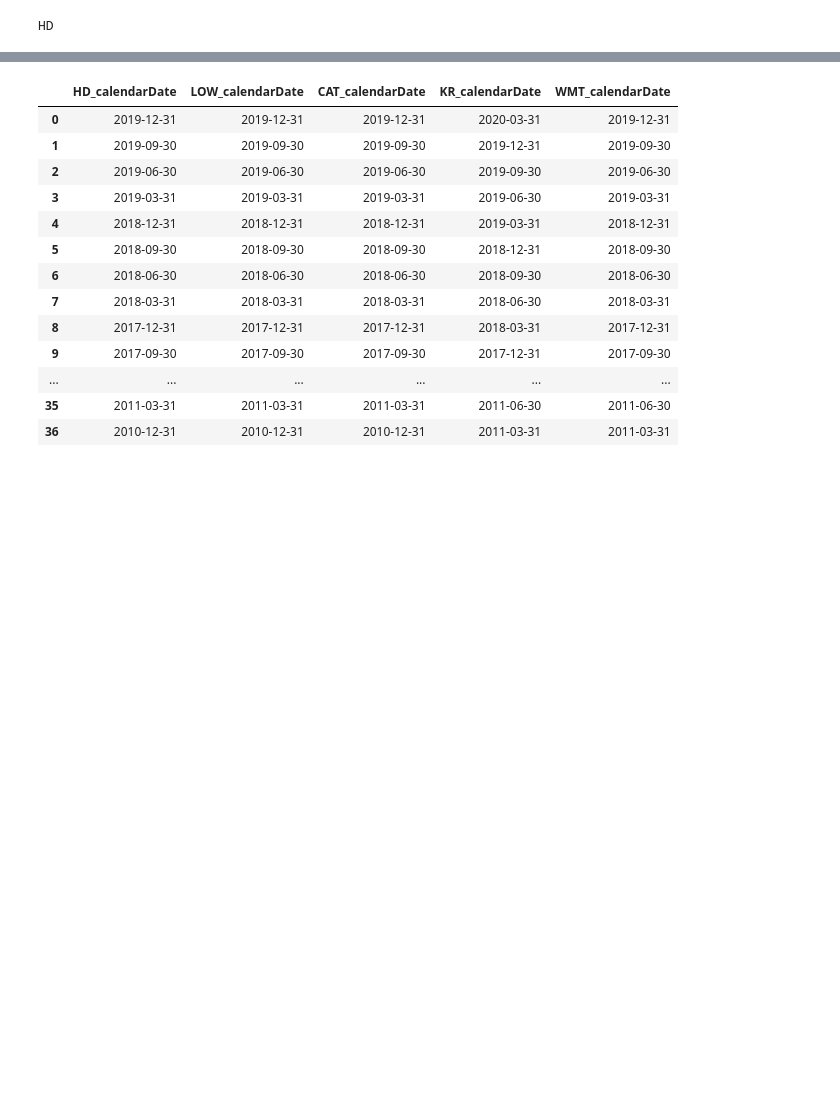
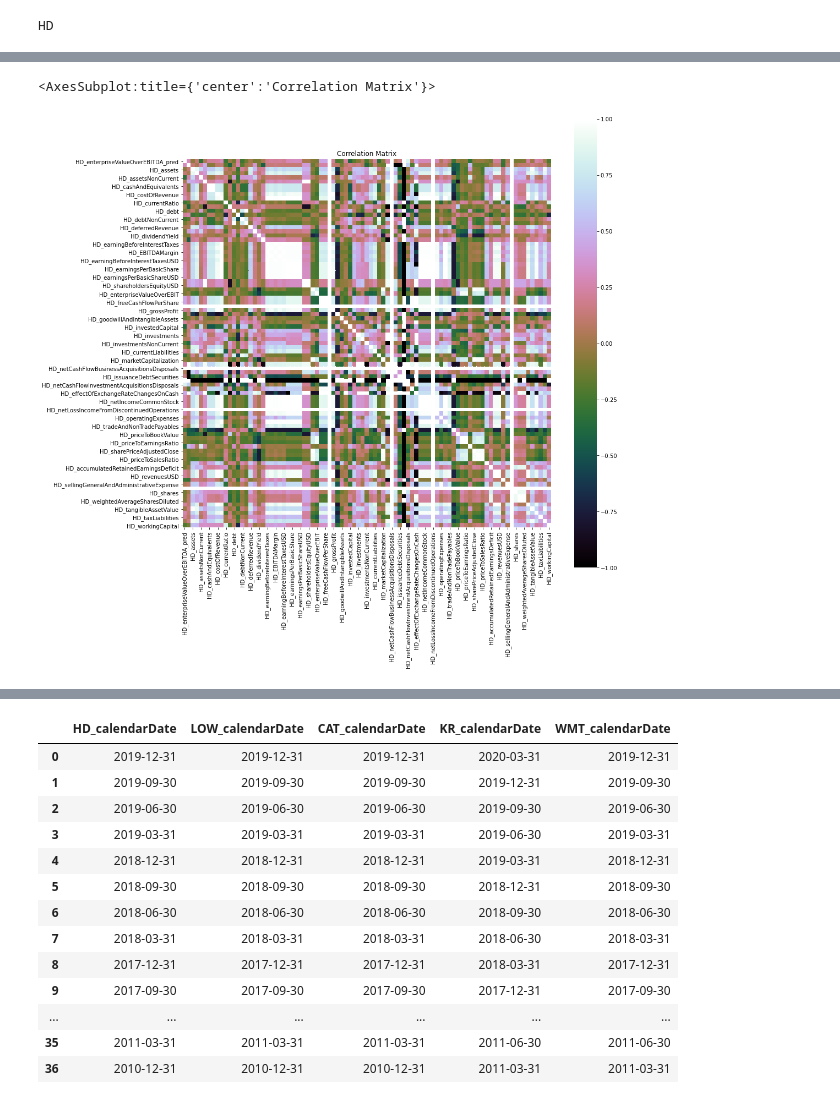
Before and after one commit to anduckworth/ml_inflation, a Jupyter notebook: polygon_api.ipynb, the cells around one changed output, grey strips where cells are left out. Cells and saved outputs as stored; diff of their text form; code cells hidden in the pictures; blank space fills up the shorter version.

```diff
--- a/polygon_api.ipynb
+++ b/polygon_api.ipynb
@@ -121,8 +101,6 @@ Name: HD_enterpriseValueOverEBITDA, Length: 98, dtype: float64
 # %%
-return_period = 4
+return_period = 2
 
 Y = np.log(test_df.loc[:,'HD_enterpriseValueOverEBITDA']).diff(return_period).shift(-return_period)
-Y.name = Y.name[-1]+'_pred'
+Y.name = Y.name +'_pred'
 #Y = Y.rename(columns={'HD_enterpriseValueOverEBITDA': 'HD_enterpriseValueOverEBITDA_pred'})
-
-Y
@@ -143,3 +107,5 @@ Name: A_pred, Length: 98, dtype: float64
+# %%
+Y = Y.dropna()
 # %%
 #col = test_df.columns.values.tolist()
 #col.remove("HD_enterpriseValueOverEBITDA")
@@ -148,18 +114,19 @@ test_df3 = test_df.drop(columns=['HD_enterpriseValueOverEBITDA'])
 # %%
 #for ticker in tickers:
-X1 = np.log(test_df3).diff(return_period)
+X = np.log(test_df.drop(columns = ['HD_enterpriseValueOverEBITDA'])).diff(return_period)
+X.dropna()
 #test_df.loc[:, col]
 #X1.columns = X1.columns.droplevel()
 #X2 = np.log(ccy_data).diff(return_period)
 #X3 = np.log(idx_data).diff(return_period)
 
-X4 = pd.concat([np.log(test_df.loc[:,'HD_enterpriseValueOverEBITDA' ]).diff(i) for i in [return_period, return_period*2, return_period*4, return_period*8]], axis=1).dropna()
-X4.columns = [f'{ticker}_DT', f'{ticker}_2DT', f'{ticker}_4DT', f'{ticker}_8DT']
+#X4 = pd.concat([np.log(test_df.loc[:,'HD_enterpriseValueOverEBITDA' ]).diff(i) for i in [return_period, return_period*2, return_period*4, return_period*8]], axis=1).dropna()
+#X4.columns = [f'{ticker}_DT', f'{ticker}_2DT', f'{ticker}_4DT', f'{ticker}_8DT']
 
-X = pd.concat([X1, X4], axis=0, join='outer')
+#X = pd.concat([X1], axis=0, join='outer')
 
 
-dataset = pd.concat([Y, X], axis=0, join='outer')#.iloc[::return_period, :]
-#Y = dataset.loc[:, Y.columns]
+dataset = pd.concat([Y, X], axis=1, join='outer').iloc[::return_period, :]
+#Y = dataset.loc[:, Y.name]
 #X = dataset.loc[:, X.columns]
-dataset
+#dataset
@@ -180,0 +133,3 @@ dataset
+# %%
+dataset=dataset.dropna(axis=1, how='all')
+dataset
@@ -180,0 +155,8 @@ dataset
+# %%
+correlation = dataset.corr()
+pyplot.figure(figsize=(15,15))
+pyplot.title('Correlation Matrix')
+sns.heatmap(correlation, vmax=1, square=True,annot=False,cmap='cubehelix')
+# %% [output]
+<AxesSubplot:title={'center':'Correlation Matrix'}>
+[figure, added]
```
Also changed, not shown: parts of 12 cells of this notebook.
